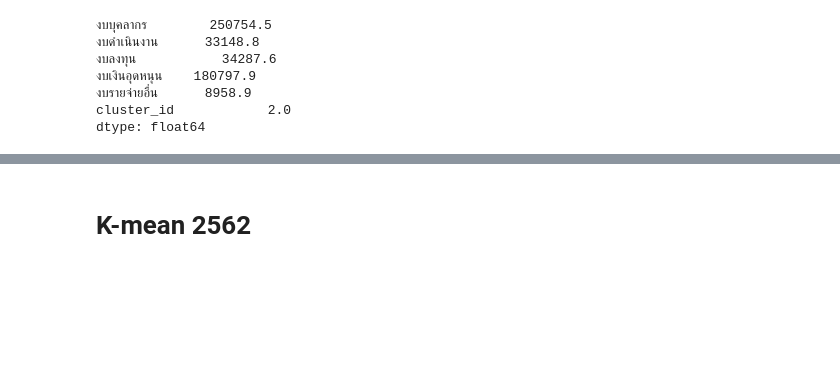
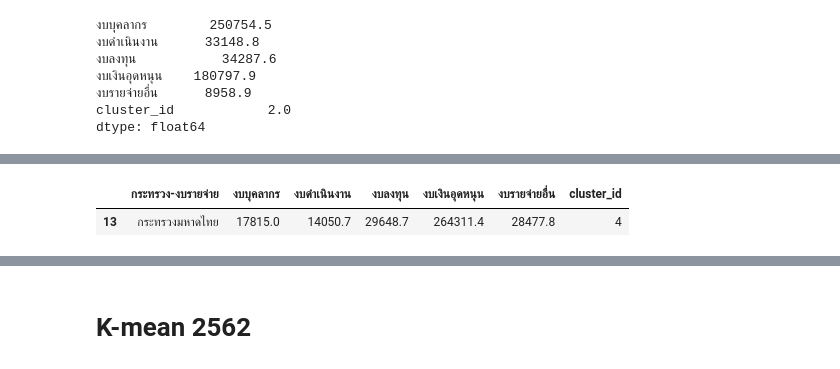
Before and after one commit to pant411/Assignment2_Stat_pp, a Jupyter notebook: part-cluster/cluster_analysis.ipynb, the cells around one changed output, grey strips where cells are left out. Saved outputs shown, nothing was run; the diff lists cells and outputs as text; code cells hidden in the pictures; blank space fills up the shorter version.

```diff
--- a/part-cluster/cluster_analysis.ipynb
+++ b/part-cluster/cluster_analysis.ipynb
@@ -1028 +1043,6 @@ cluster_id            3.0
 dtype: float64
+# %%
+k_mean_data2_2561[k_mean_data_2561.cluster_id==4]
+# %% [output]
+|  | กระทรวง-งบรายจ่าย | งบบุคลากร | งบดําเนินงาน | งบลงทุน | งบเงินอุดหนุน | งบรายจ่ายอื่น | cluster_id |
+| 13 | กระทรวงมหาดไทย | 17815.0 | 14050.7 | 29648.7 | 264311.4 | 28477.8 | 4 |
```
Also changed, not shown: parts of 58 cells of this notebook.
